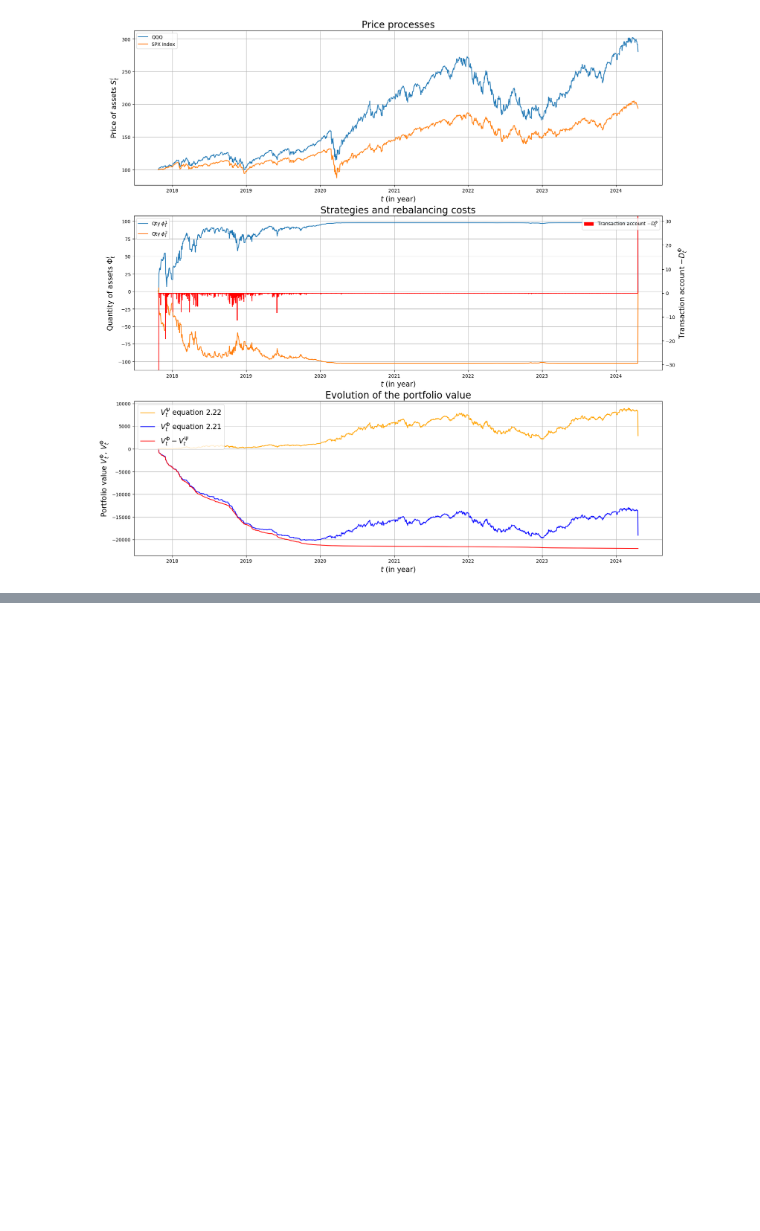
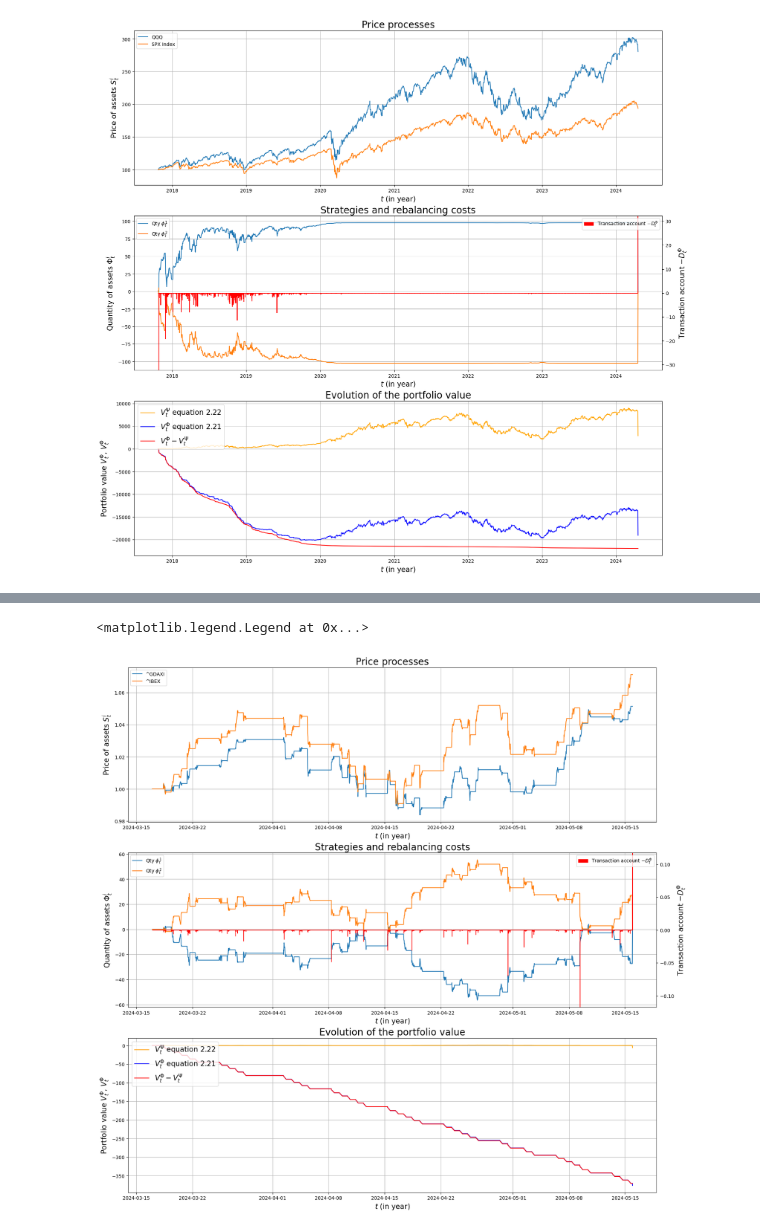
Before and after one commit to BaptisteZloch/Discretization-of-continuous-time-arbitrage-strategies-in-financial-markets-with-fBm, a Jupyter notebook: src/salopek_strategy.ipynb, the cells around one changed output, grey strips where cells are left out. Cells and saved outputs as stored; diff of their text form; code cells hidden in the pictures; blank space fills up the shorter version.

```diff
--- a/src/salopek_strategy.ipynb
+++ b/src/salopek_strategy.ipynb
@@ -562,0 +566,61 @@ phi_2 : H=nan
+# %%
+_, ax = plt.subplots(3, 1, figsize=(20, 20))
+for col in df_backtest.columns:
+    ax[0].plot(
+        df_backtest[col],
+        label=f"{col}",
+    )
+
+ax[0].set_xlabel("$t$ (in year)", fontsize=15)
+ax[0].set_ylabel("Price of assets $S_t^i$", fontsize=15)
+ax[0].set_title(f"Price processes", fontsize=20)
+ax[0].grid()
+ax[0].legend(fontsize=10)
+
+for col in weights_df.columns:
+    ax[1].plot(
+        weights_df[col],
+        label=r"Qty $\{}_t$".format(col.replace("_", "^")),
+    )
+ax_l = ax[1].twinx()
+ax_l.fill_between(
+    df_backtest.index,
+    -transaction_account,
+    color="red",
+    step="pre",
+    label=r"Transaction account $-D_t^\Phi$",
+)
+
+ax[1].set_xlabel("$t$ (in year)", fontsize=15)
+ax[1].set_ylabel(r"Quantity of assets $\Phi_t^i$", fontsize=15)
+ax_l.set_ylabel(r"Transaction account $-D_t^\Phi$", fontsize=15)
+ax_l.set_ylim([-max(transaction_account), max(transaction_account)])
+ax[1].set_title(f"Strategies and rebalancing costs", fontsize=20)
+ax[1].grid()
+ax[1].legend(fontsize=10, loc="upper left")
+ax_l.legend(fontsize=10, loc="upper right")
+# ax_l2 = ax[2].twinx()
+ax[2].plot(df_backtest.index, V_t_psi, label=r"$V_t^\Psi$ equation 2.22", color="orange")
+ax[2].plot(
+    df_backtest.index,
+    V_t_phi,
+    # linestyle="--",
+    label=r"$V_t^\Phi$ equation 2.21",
+    color="blue",
+)
+ax[2].plot(
+    df_backtest.index,
+    V_t_phi - V_t_psi,
+    label=r"$V_t^\Phi-V_t^\Psi$",
+    color="red",
+)
+
+ax[2].set_xlabel("$t$ (in year)", fontsize=15)
+ax[2].set_ylabel(r"Portfolio value $V_t^\Phi$, $V_t^\Phi$", fontsize=15)
+ax[2].set_title(f"Evolution of the portfolio value", fontsize=20)
+ax[2].grid()
+# ax_l2.legend(fontsize=15, loc="upper left")
+ax[2].legend(fontsize=15, loc="upper left")
+# %% [output]
+<matplotlib.legend.Legend at 0x...>
+[figure, added]
```
Also changed, not shown: parts of 17 cells of this notebook.
